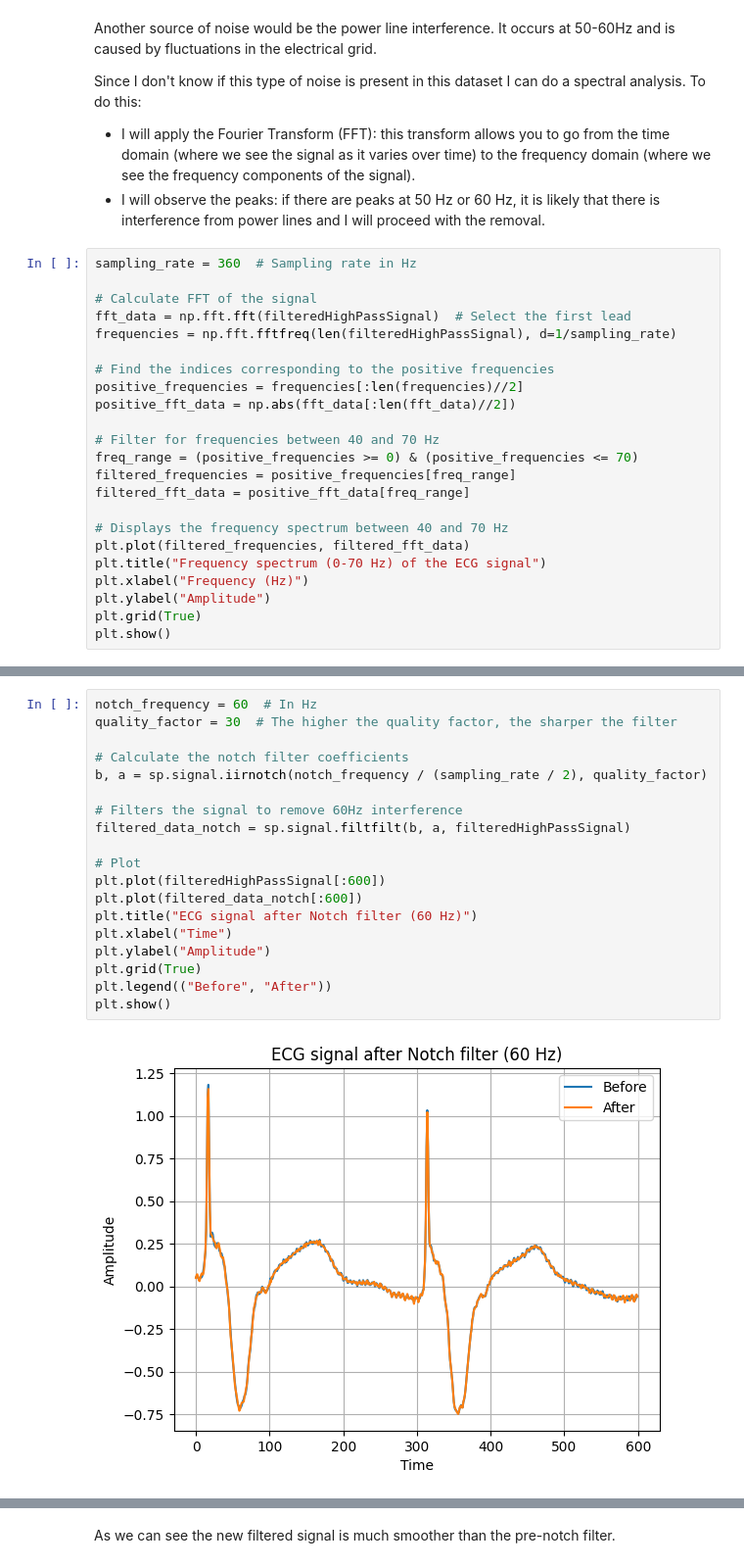
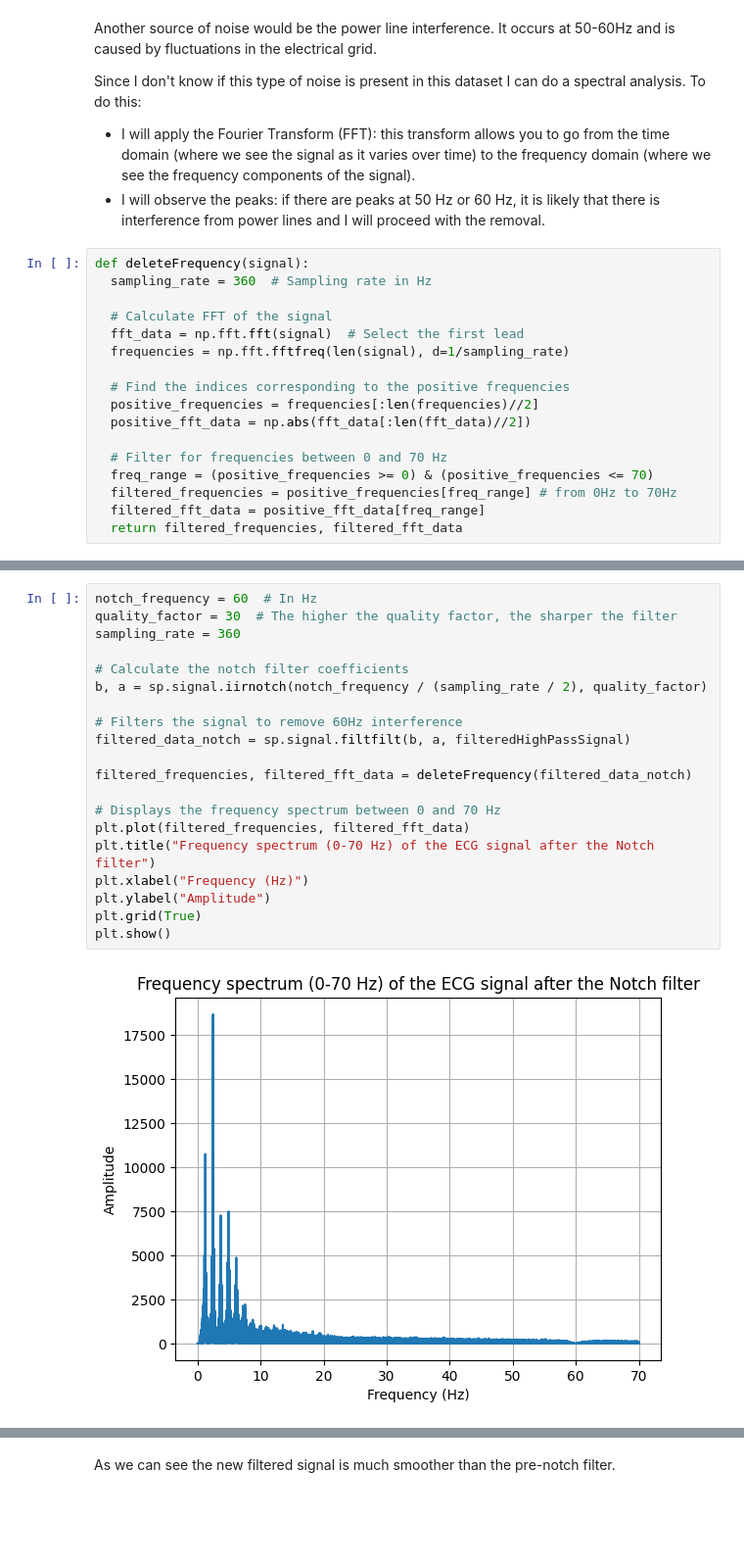
Before and after one commit to GiulioTaralli/Deep-Learning-Classification-MIT-BIH-Arrhythmia-Database, a Jupyter notebook: MIT_BIH_Arrhytmia_Classification.ipynb, the cells around one changed output, grey strips where cells are left out. Shown at 98% size. Saved outputs shown, nothing was run; the diff lists cells and outputs as text; blank space fills up the shorter version.

```diff
--- a/MIT_BIH_Arrhytmia_Classification.ipynb
+++ b/MIT_BIH_Arrhytmia_Classification.ipynb
@@ -127,25 +169,19 @@ Since I don't know if this type of noise is present in this dataset I can do a s
 - I will apply the Fourier Transform (FFT): this transform allows you to go from the time domain (where we see the signal as it varies over time) to the frequency domain (where we see the frequency components of the signal).
 - I will observe the peaks: if there are peaks at 50 Hz or 60 Hz, it is likely that there is interference from power lines and I will proceed with the removal.
 # %%
-sampling_rate = 360  # Sampling rate in Hz
+def deleteFrequency(signal):
+  sampling_rate = 360  # Sampling rate in Hz
 
-# Calculate FFT of the signal
-fft_data = np.fft.fft(filteredHighPassSignal)  # Select the first lead
-frequencies = np.fft.fftfreq(len(filteredHighPassSignal), d=1/sampling_rate)
+  # Calculate FFT of the signal
+  fft_data = np.fft.fft(signal)  # Select the first lead
+  frequencies = np.fft.fftfreq(len(signal), d=1/sampling_rate)
 
-# Find the indices corresponding to the positive frequencies
-positive_frequencies = frequencies[:len(frequencies)//2]
-positive_fft_data = np.abs(fft_data[:len(fft_data)//2])
+  # Find the indices corresponding to the positive frequencies
+  positive_frequencies = frequencies[:len(frequencies)//2]
+  positive_fft_data = np.abs(fft_data[:len(fft_data)//2])
 
-# Filter for frequencies between 40 and 70 Hz
-freq_range = (positive_frequencies >= 0) & (positive_frequencies <= 70)
-filtered_frequencies = positive_frequencies[freq_range]
-filtered_fft_data = positive_fft_data[freq_range]
-
-# Displays the frequency spectrum between 40 and 70 Hz
-plt.plot(filtered_frequencies, filtered_fft_data)
-plt.title("Frequency spectrum (0-70 Hz) of the ECG signal")
-plt.xlabel("Frequency (Hz)")
-plt.ylabel("Amplitude")
-plt.grid(True)
-plt.show()
+  # Filter for frequencies between 0 and 70 Hz
+  freq_range = (positive_frequencies >= 0) & (positive_frequencies <= 70)
+  filtered_frequencies = positive_frequencies[freq_range] # from 0Hz to 70Hz
+  filtered_fft_data = positive_fft_data[freq_range]
+  return filtered_frequencies, filtered_fft_data
@@ -154,21 +207,22 @@ plt.show()
 # %%
 notch_frequency = 60  # In Hz
 quality_factor = 30  # The higher the quality factor, the sharper the filter
+sampling_rate = 360
 
 # Calculate the notch filter coefficients
 b, a = sp.signal.iirnotch(notch_frequency / (sampling_rate / 2), quality_factor)
 
 # Filters the signal to remove 60Hz interference
 filtered_data_notch = sp.signal.filtfilt(b, a, filteredHighPassSignal)
 
-# Plot
-plt.plot(filteredHighPassSignal[:600])
-plt.plot(filtered_data_notch[:600])
-plt.title("ECG signal after Notch filter (60 Hz)")
-plt.xlabel("Time")
+filtered_frequencies, filtered_fft_data = deleteFrequency(filtered_data_notch)
+
+# Displays the frequency spectrum between 0 and 70 Hz
+plt.plot(filtered_frequencies, filtered_fft_data)
+plt.title("Frequency spectrum (0-70 Hz) of the ECG signal after the Notch filter")
+plt.xlabel("Frequency (Hz)")
 plt.ylabel("Amplitude")
 plt.grid(True)
-plt.legend(("Before", "After"))
 plt.show()
 # %% [output]
-[figure, old version]
+[figure, new version]
```
Also changed, not shown: parts of 47 cells of this notebook, 2 other files.
